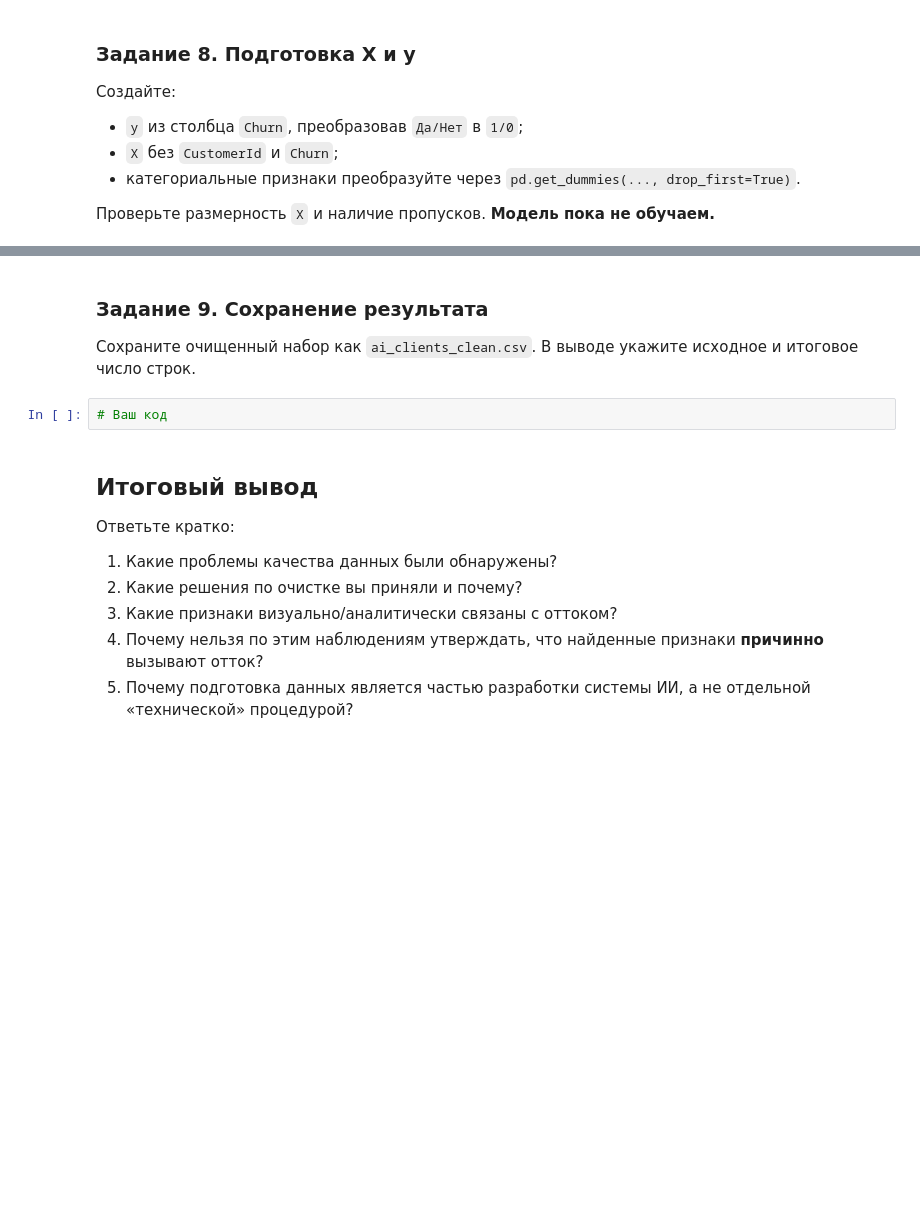
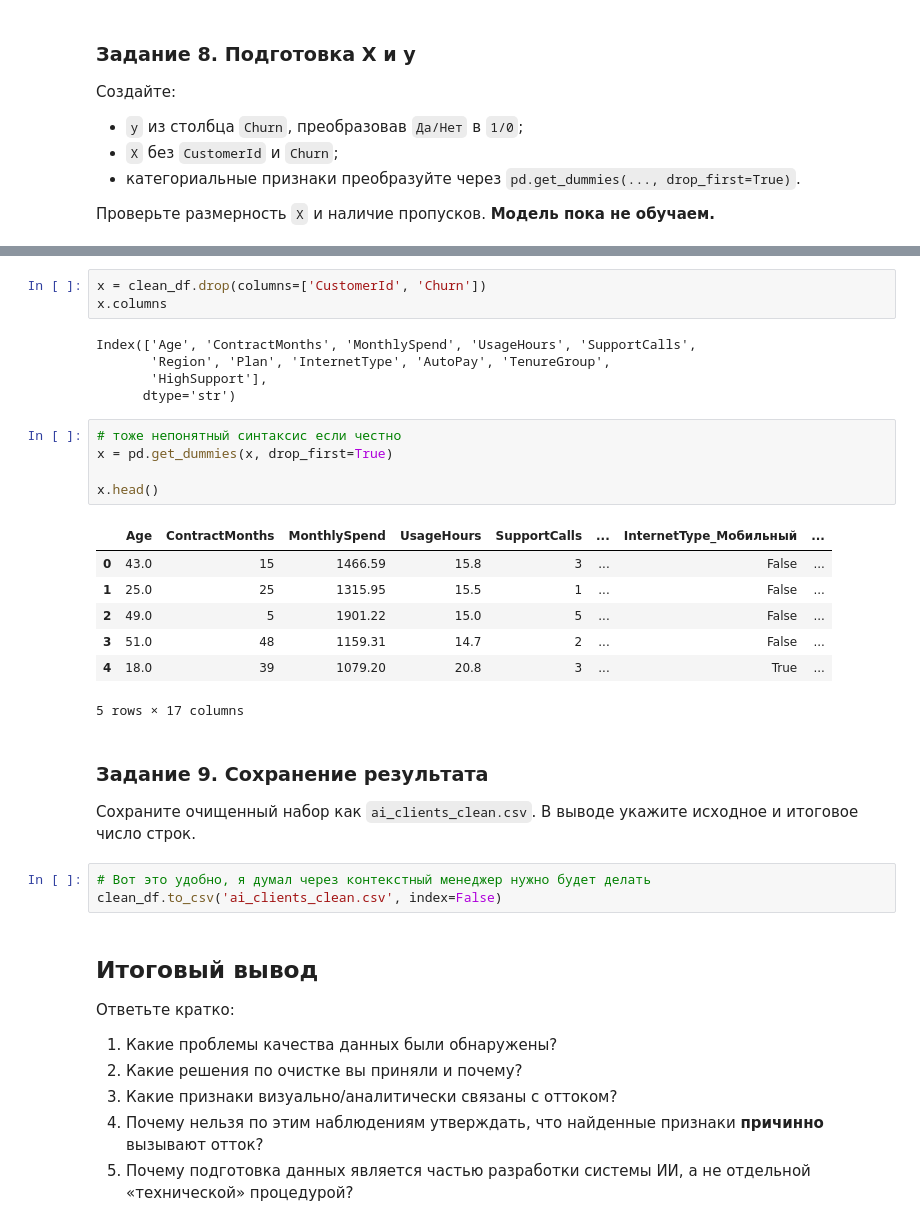
Before and after one commit to PurpleSwtr/asu-ai-environment, a Jupyter notebook: labs/lab1/lab1.ipynb, the cells around one changed output, grey strips where cells are left out. Saved outputs shown, nothing was run; the diff lists cells and outputs as text; blank space fills up the shorter version.

```diff
--- a/labs/lab1/lab1.ipynb
+++ b/labs/lab1/lab1.ipynb
@@ -478,8 +485,30 @@ pd.crosstab(clean_df['TenureGroup'], clean_df['Churn'], normalize='index')
+# %%
+x = clean_df.drop(columns=['CustomerId', 'Churn'])
+x.columns
+# %% [output]
+Index(['Age', 'ContractMonths', 'MonthlySpend', 'UsageHours', 'SupportCalls',
+       'Region', 'Plan', 'InternetType', 'AutoPay', 'TenureGroup',
+       'HighSupport'],
+      dtype='str')
+# %%
+# тоже непонятный синтаксис если честно
+x = pd.get_dummies(x, drop_first=True)
+
+x.head()
+# %% [output]
+|  | Age | ContractMonths | MonthlySpend | UsageHours | SupportCalls | ... | InternetType_Мобильный | ... |
+| 0 | 43.0 | 15 | 1466.59 | 15.8 | 3 | ... | False | ... |
+| 1 | 25.0 | 25 | 1315.95 | 15.5 | 1 | ... | False | ... |
+| 2 | 49.0 | 5 | 1901.22 | 15.0 | 5 | ... | False | ... |
+| 3 | 51.0 | 48 | 1159.31 | 14.7 | 2 | ... | False | ... |
+| 4 | 18.0 | 39 | 1079.20 | 20.8 | 3 | ... | True | ... |
+5 rows × 17 columns
 # %% [markdown]
 ### Задание 9. Сохранение результата
 Сохраните очищенный набор как `ai_clients_clean.csv`. В выводе укажите исходное и итоговое число строк.
 # %%
-# Ваш код
+# Вот это удобно, я думал через контекстный менеджер нужно будет делать
+clean_df.to_csv('ai_clients_clean.csv', index=False)
 # %% [markdown]
 ## Итоговый вывод
 Ответьте кратко:
```
Also changed, not shown: parts of 1 cell of this notebook, 1 other file.
